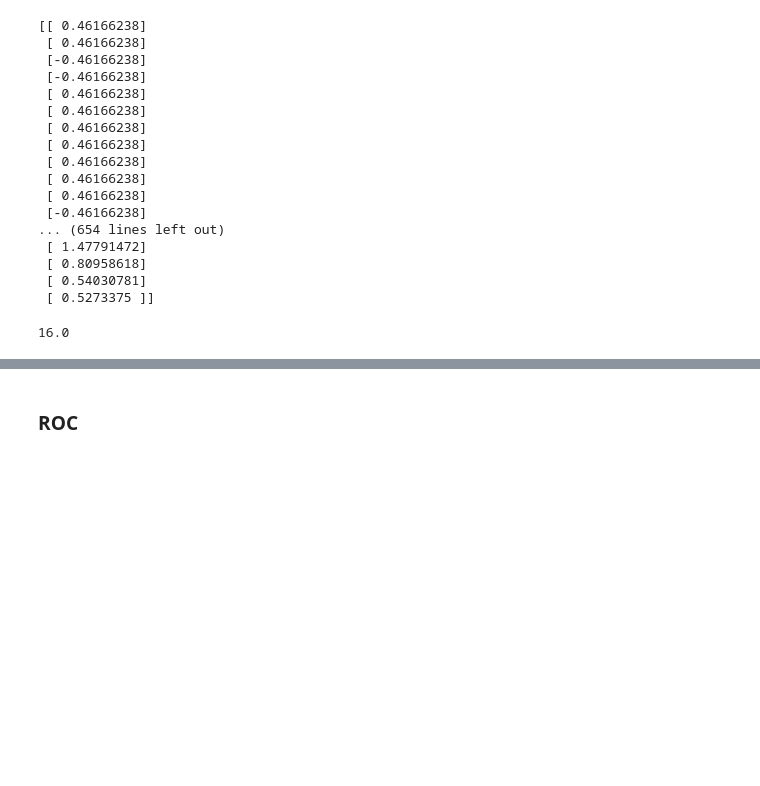
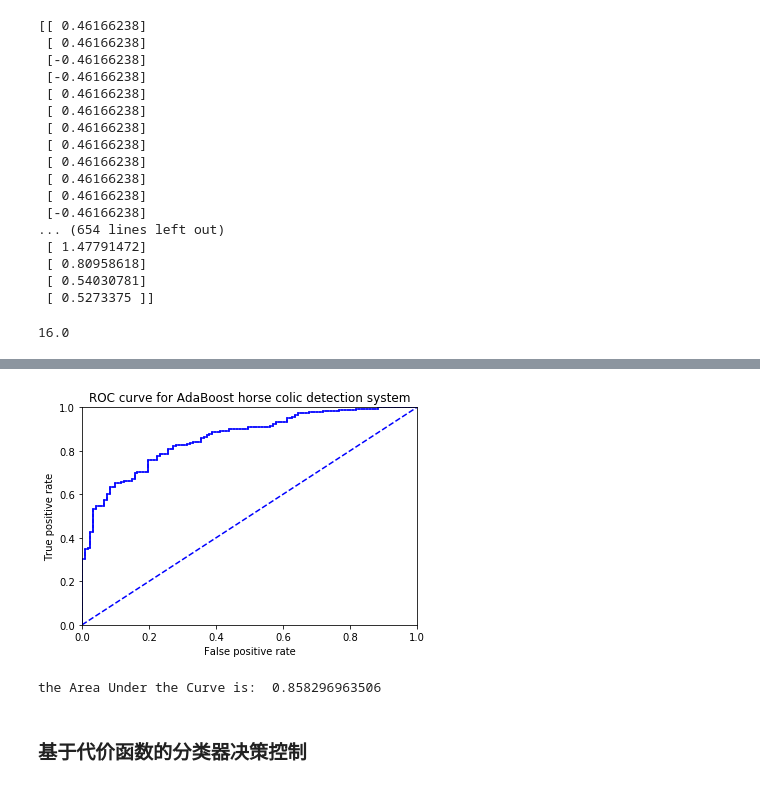
Before and after one commit to 21PIRLO21/Machine-Learning-in-Action, a Jupyter notebook: Ch07AdaBoost/Ch07-AdaBoost.ipynb, the cells around one changed output, grey strips where cells are left out. Cells and saved outputs as stored; diff of their text form; code cells hidden in the pictures; blank space fills up the shorter version.

```diff
--- a/Ch07AdaBoost/Ch07-AdaBoost.ipynb
+++ b/Ch07AdaBoost/Ch07-AdaBoost.ipynb
@@ -302,0 +394,3 @@ errArr[prediction10 != mat(testLabelArr).T].sum()
+# %%
+datArr, labelArr = loadDataSet('horseColicTraining2.txt')
+classifierArray, aggClassEst = adaBoostTrainDS(datArr, labelArr, 10)
@@ -303,2 +417,7 @@ errArr[prediction10 != mat(testLabelArr).T].sum()
+# %%
+plotROC(aggClassEst.T, labelArr)
+# %% [output]
+[figure, added]
+the Area Under the Curve is:  0.858296963506
 # %% [markdown]
-### ROC
+### 基于代价函数的分类器决策控制
```
Also changed, not shown: parts of 18 cells of this notebook.
